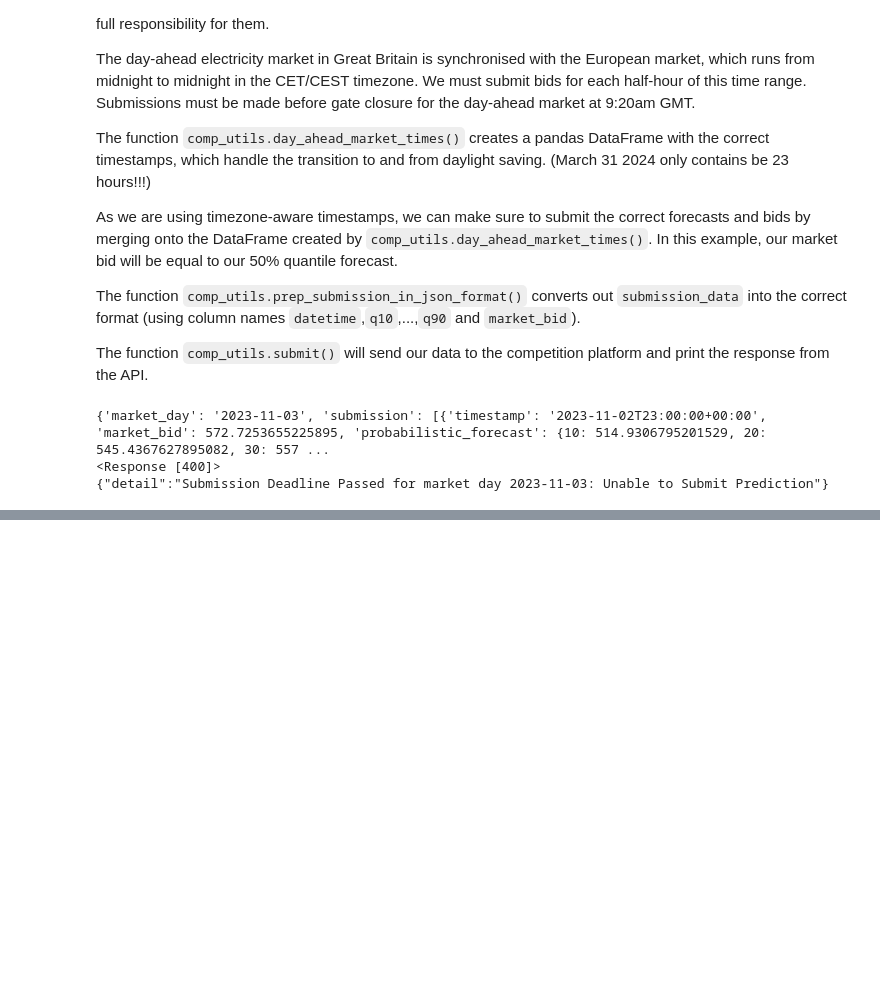
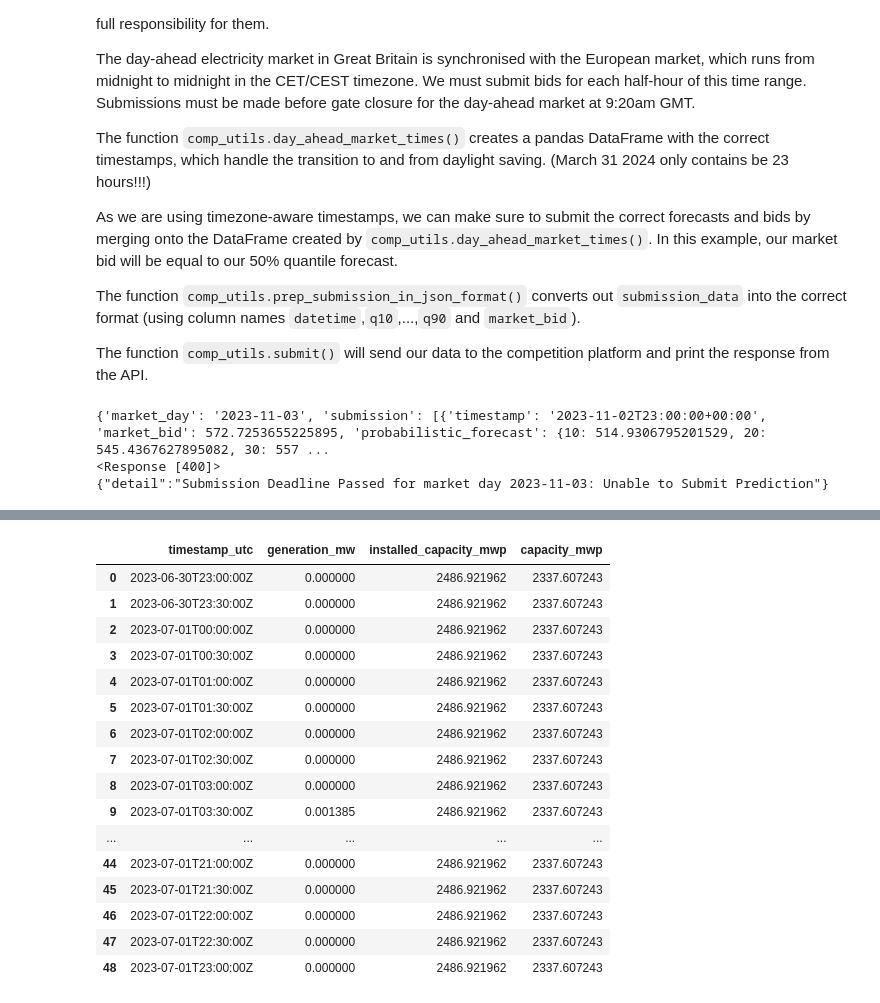
Before and after one commit to jbrowell/HEFTcom24, a Jupyter notebook: Getting Started.ipynb, the cells around one changed output, grey strips where cells are left out. Saved outputs shown, nothing was run; the diff lists cells and outputs as text; code cells hidden in the pictures; blank space fills up the shorter version.

```diff
--- a/Getting Started.ipynb
+++ b/Getting Started.ipynb
@@ -403,0 +410,26 @@ rebase_api_client.submit(submission_data)
+# %%
+test_date = "2023-07-01"
+
+rebase_api_client.get_wind_production(day=test_date)
+
+rebase_api_client.get_solar_production(
+    from_date=pd.to_datetime(test_date).tz_localize("Europe/London"),
+    to_date=pd.to_datetime(test_date).tz_localize("Europe/London") + pd.Timedelta(1,unit="day"))
+# %% [output]
+|  | timestamp_utc | generation_mw | installed_capacity_mwp | capacity_mwp |
+| 0 | 2023-06-30T23:00:00Z | 0.000000 | 2486.921962 | 2337.607243 |
+| 1 | 2023-06-30T23:30:00Z | 0.000000 | 2486.921962 | 2337.607243 |
+| 2 | 2023-07-01T00:00:00Z | 0.000000 | 2486.921962 | 2337.607243 |
+| 3 | 2023-07-01T00:30:00Z | 0.000000 | 2486.921962 | 2337.607243 |
+| 4 | 2023-07-01T01:00:00Z | 0.000000 | 2486.921962 | 2337.607243 |
+| 5 | 2023-07-01T01:30:00Z | 0.000000 | 2486.921962 | 2337.607243 |
+| 6 | 2023-07-01T02:00:00Z | 0.000000 | 2486.921962 | 2337.607243 |
+| 7 | 2023-07-01T02:30:00Z | 0.000000 | 2486.921962 | 2337.607243 |
+| 8 | 2023-07-01T03:00:00Z | 0.000000 | 2486.921962 | 2337.607243 |
+| 9 | 2023-07-01T03:30:00Z | 0.001385 | 2486.921962 | 2337.607243 |
+| ... | ... | ... | ... | ... |
+| 44 | 2023-07-01T21:00:00Z | 0.000000 | 2486.921962 | 2337.607243 |
+| 45 | 2023-07-01T21:30:00Z | 0.000000 | 2486.921962 | 2337.607243 |
+| 46 | 2023-07-01T22:00:00Z | 0.000000 | 2486.921962 | 2337.607243 |
+| 47 | 2023-07-01T22:30:00Z | 0.000000 | 2486.921962 | 2337.607243 |
+| 48 | 2023-07-01T23:00:00Z | 0.000000 | 2486.921962 | 2337.607243 |
```
Also changed, not shown: parts of 3 cells of this notebook, 1 other file.
